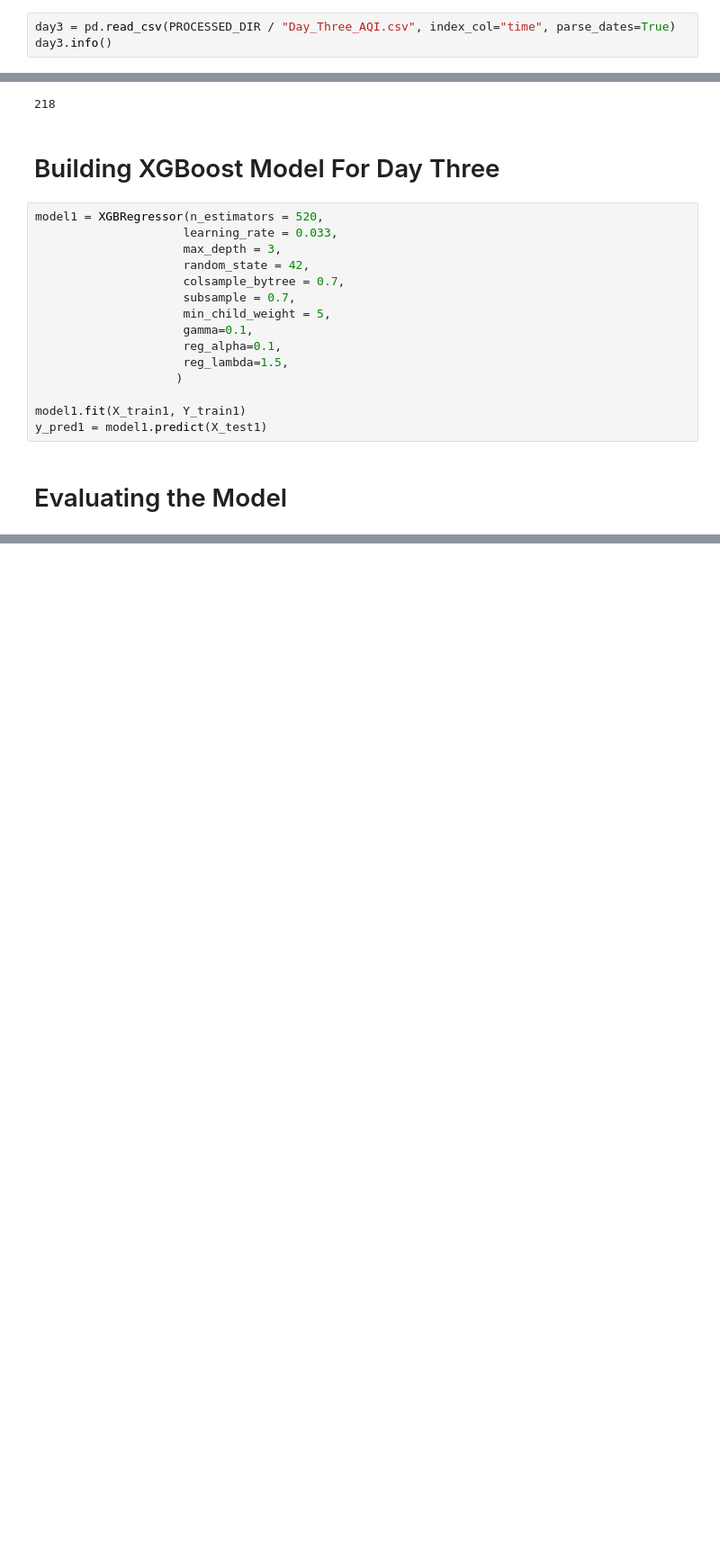
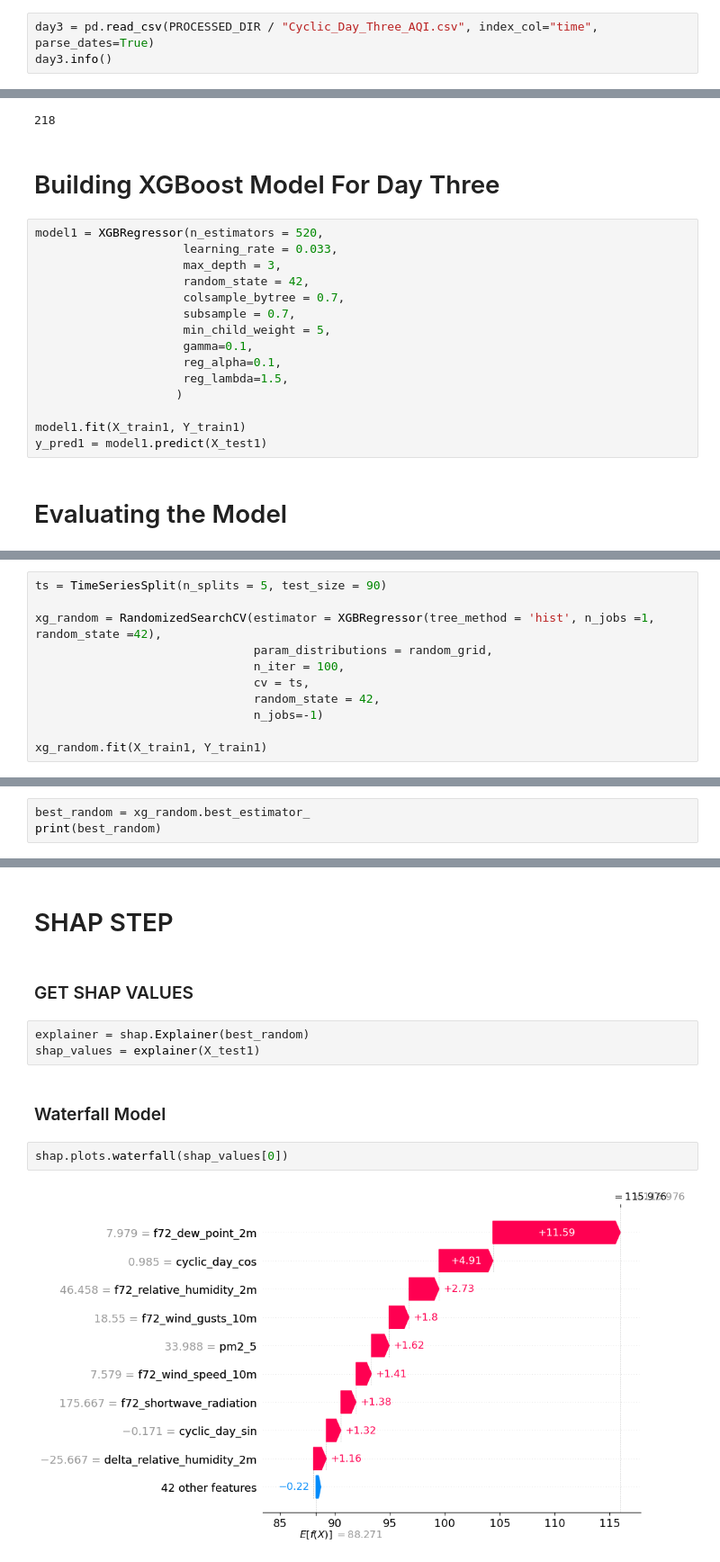
Before and after one commit to Sameen20-bot/10-Pearls-AQI-Predictor, a Jupyter notebook: AQI Predictor/Models/XGBoost/Day_Three_XGBoost.ipynb, the cells around one changed output, grey strips where cells are left out. Shown at 90% size. Cells and saved outputs as stored; diff of their text form; blank space fills up the shorter version.

```diff
--- a/AQI Predictor/Models/XGBoost/Day_Three_XGBoost.ipynb
+++ b/AQI Predictor/Models/XGBoost/Day_Three_XGBoost.ipynb
@@ -174,7 +176,7 @@ Root Mean Square Error: 16.85755930813414
 # %% [markdown]
 # Now Day Wise
 # %%
-day3 = pd.read_csv(PROCESSED_DIR / "Day_Three_AQI.csv", index_col="time", parse_dates=True)
+day3 = pd.read_csv(PROCESSED_DIR / "Cyclic_Day_Three_AQI.csv", index_col="time", parse_dates=True)
 day3.info()
 # %% [output]
 <class 'pandas.core.frame.DataFrame'>
@@ -310,0 +375,11 @@ Root Mean Square Error: 13.84669310682645
+# %%
+ts = TimeSeriesSplit(n_splits = 5, test_size = 90)
+
+xg_random = RandomizedSearchCV(estimator = XGBRegressor(tree_method = 'hist', n_jobs =1, random_state =42),
+                               param_distributions = random_grid,
+                               n_iter = 100,
+                               cv = ts,
+                               random_state = 42,
+                               n_jobs=-1)
+
+xg_random.fit(X_train1, Y_train1)
@@ -310,0 +417,3 @@ Root Mean Square Error: 13.84669310682645
+# %%
+best_random = xg_random.best_estimator_
+print(best_random)
@@ -310,0 +440,13 @@ Root Mean Square Error: 13.84669310682645
+# %% [markdown]
+# SHAP STEP
+# %% [markdown]
+### GET SHAP VALUES
+# %%
+explainer = shap.Explainer(best_random)
+shap_values = explainer(X_test1)
+# %% [markdown]
+### Waterfall Model
+# %%
+shap.plots.waterfall(shap_values[0])
+# %% [output]
+[figure, added]
```
Also changed, not shown: parts of 24 cells of this notebook, 8 other files.
